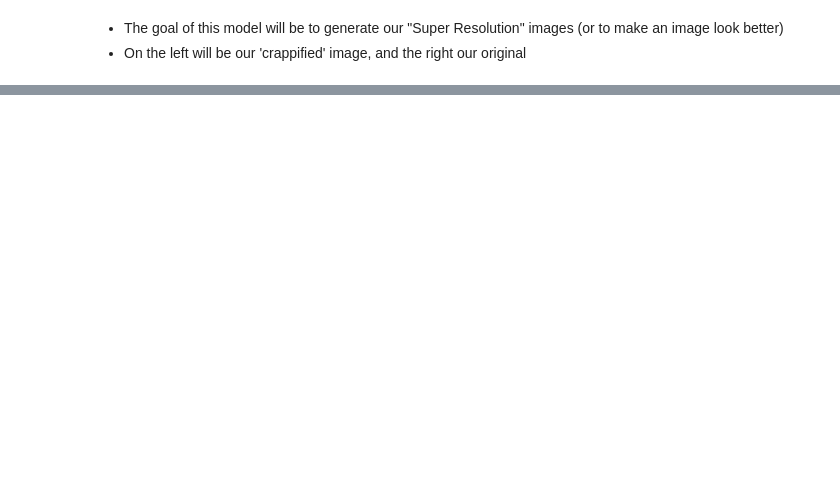
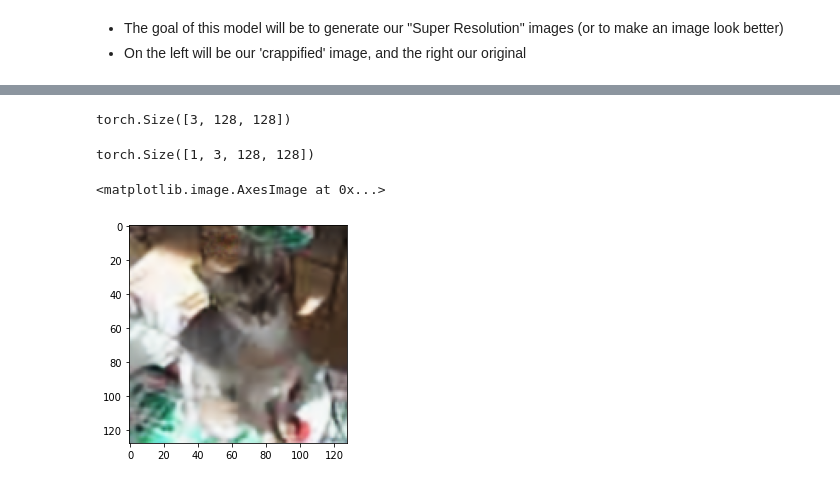
Before and after one commit to rcalix1/TransferLearning, a Jupyter notebook: fastai/GANs/pets_GANs_fastai.ipynb, the cells around one changed output, grey strips where cells are left out. Saved outputs shown, nothing was run; the diff lists cells and outputs as text; code cells hidden in the pictures; blank space fills up the shorter version.

```diff
--- a/fastai/GANs/pets_GANs_fastai.ipynb
+++ b/fastai/GANs/pets_GANs_fastai.ipynb
@@ -105,0 +159,8 @@ KeyboardInterrupt:
+# %%
+dl = dls_gen.train.new(
+               shuffle=False,
+               drop_last=False,
+               after_batch=[IntToFloatTensor, Normalize.from_stats(*imagenet_stats)]
+)
+# %%
+preds, _ = learn_gen.get_preds(dl=dl)
@@ -105,0 +169,17 @@ KeyboardInterrupt:
+# %%
+preds[0].shape
+# %% [output]
+torch.Size([3, 128, 128])
+# %%
+preds[0][None].shape
+# %% [output]
+torch.Size([1, 3, 128, 128])
+# %%
+dec = dl.after_batch.decode((TensorImage(preds[0][None]),))[0][0]
+# %%
+arr = dec.numpy().transpose(1,2,0)
+# %%
+plt.imshow(arr.astype(np.uint8))
+# %% [output]
+<matplotlib.image.AxesImage at 0x...>
+[figure, added]
```
Also changed, not shown: parts of 51 cells of this notebook.
